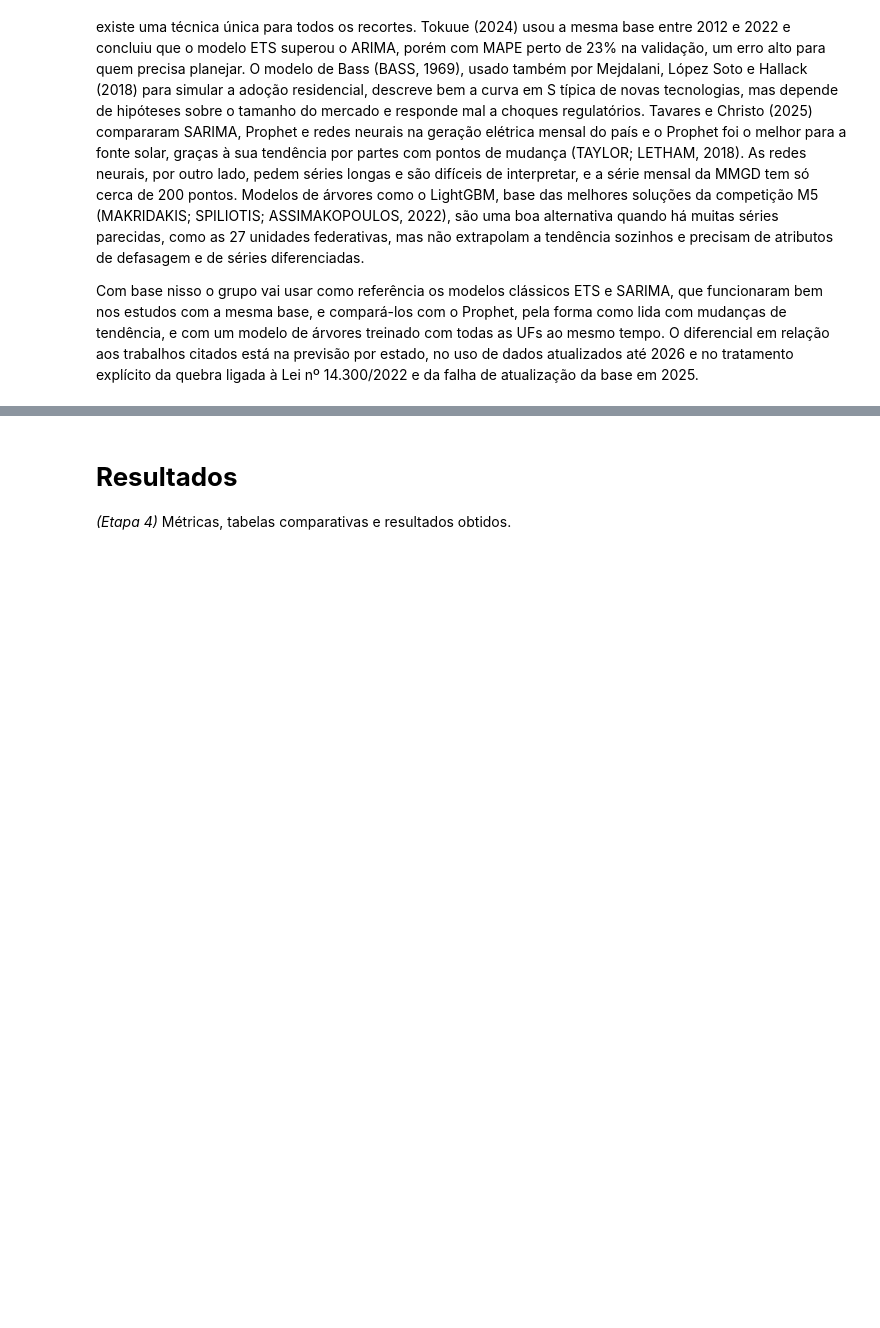
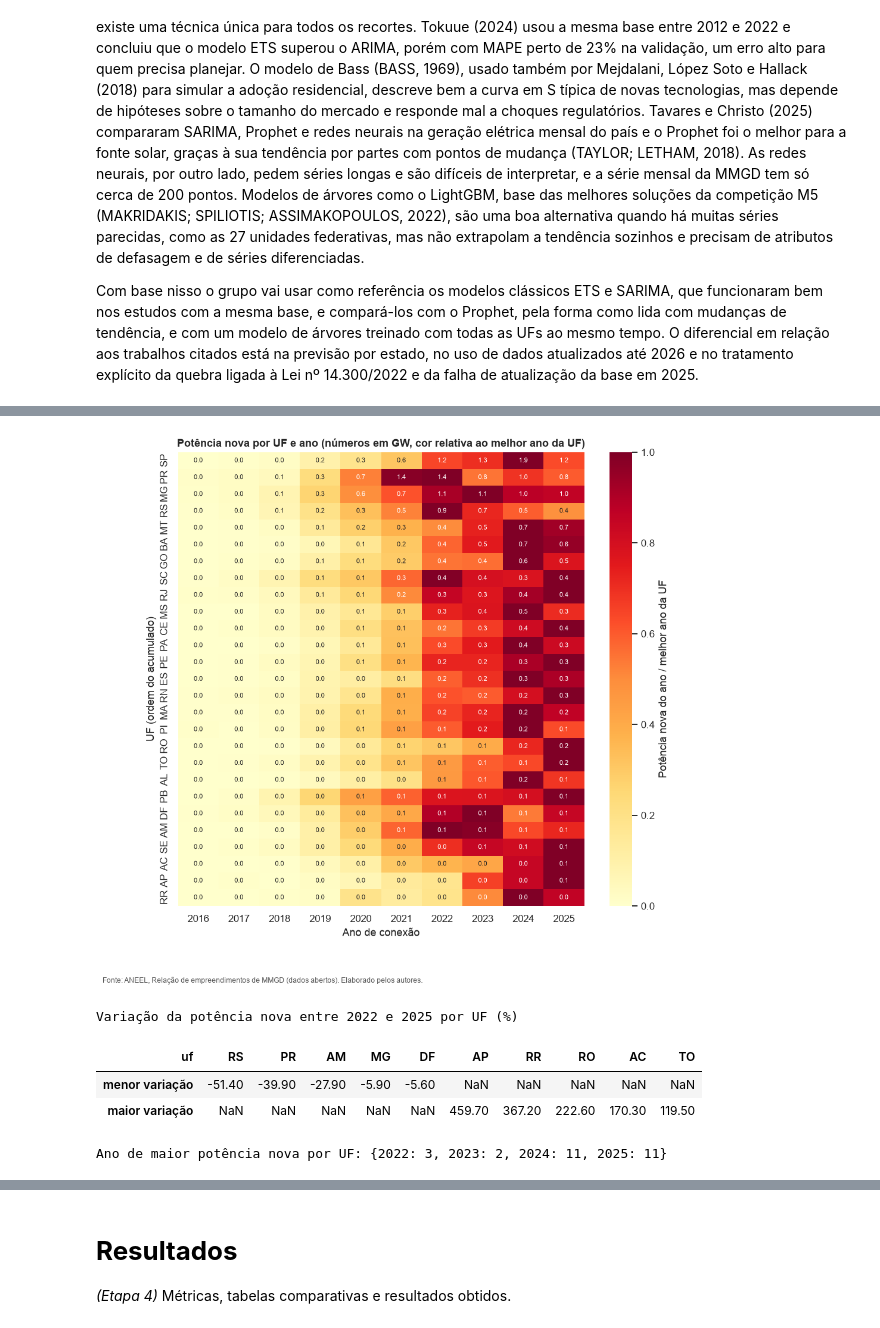
Before and after one commit to EnzoFerroni/projeto-aplicado-iv-energia-solar, a Jupyter notebook: notebooks/projeto_aplicado_IV_doc.ipynb, the cells around one changed output, grey strips where cells are left out. Cells and saved outputs as stored; diff of their text form; code cells hidden in the pictures; blank space fills up the shorter version.

```diff
--- a/notebooks/projeto_aplicado_IV_doc.ipynb
+++ b/notebooks/projeto_aplicado_IV_doc.ipynb
@@ -257,0 +517,21 @@ As seções abaixo serão preenchidas nas Etapas 3 e 4 e estão mantidas aqui pa
+# %%
+solar["mes"] = solar["data_conexao"].dt.to_period("M").dt.to_timestamp()
+solar["uf"] = solar["SigUF"].astype(str)
+
+# O mês corrente nunca está completo, por isso sai antes de qualquer análise
+current_month = cutoff_date.to_period("M").to_timestamp()
+months = pd.date_range(solar["mes"].min(), current_month, freq="MS", inclusive="left")
+ufs = sorted(solar["uf"].unique())
+
+monthly_uf = (solar.groupby(["uf", "mes"])
+              .agg(conexoes=("CodEmpreendimento", "size"), potencia_kw=("potencia_kw", "sum"))
+              .reindex(pd.MultiIndex.from_product([ufs, months], names=["uf", "mes"]), fill_value=0)
+              .reset_index())
+monthly_uf["potencia_mw"] = monthly_uf["potencia_kw"] / 1e3
+monthly_uf["potencia_acum_mw"] = monthly_uf.groupby("uf")["potencia_mw"].cumsum()
+
+monthly_br_all = monthly_uf.groupby("mes")[["conexoes", "potencia_kw", "potencia_mw"]].sum()
+monthly_br_all["potencia_acum_mw"] = monthly_br_all["potencia_mw"].cumsum()
+print(f"Série mensal do Brasil de {months[0]:%m/%Y} a {months[-1]:%m/%Y} ({len(months)} meses), "
+      f"{len(ufs)} UFs")
+display(monthly_br_all.tail(4))
@@ -257,0 +766,30 @@ As seções abaixo serão preenchidas nas Etapas 3 e 4 e estão mantidas aqui pa
+# %%
+# Só anos completos entram no mapa de calor, e cada UF é comparada com o seu melhor ano
+full_years = [y for y, n in monthly_br.groupby(monthly_br.index.year).size().items() if n == 12]
+uf_year = (monthly_uf.assign(ano=monthly_uf["mes"].dt.year)
+           .query("ano >= 2016 and ano in @full_years")
+           .pivot_table(index="uf", columns="ano", values="potencia_mw", aggfunc="sum"))
+uf_year = uf_year.loc[ranking.index]
+relative = uf_year.div(uf_year.max(axis=1), axis=0)
+
+fig, ax = plt.subplots(figsize=(10, 9))
+sns.heatmap(relative, cmap="YlOrRd", annot=uf_year / 1e3, fmt=".1f", annot_kws={"size": 7},
+            cbar_kws={"label": "Potência nova do ano / melhor ano da UF"}, ax=ax)
+ax.set(title="Potência nova por UF e ano (números em GW, cor relativa ao melhor ano da UF)",
+       xlabel="Ano de conexão", ylabel="UF (ordem do acumulado)")
+finish_figure(fig, "eda_heatmap_uf_ano")
+
+last_year = max(full_years)
+change = (uf_year[last_year] / uf_year[2022] - 1).sort_values() * 100
+print(f"Variação da potência nova entre 2022 e {last_year} por UF (%)")
+display(pd.concat([change.head(5).rename("menor variação"),
+                   change.tail(5)[::-1].rename("maior variação")], axis=1).T.round(1))
+print(f"Ano de maior potência nova por UF: "
+      f"{uf_year.idxmax(axis=1).value_counts().sort_index().to_dict()}")
+# %% [output]
+[figure, added]
+Variação da potência nova entre 2022 e 2025 por UF (%)
+| uf | RS | PR | AM | MG | DF | AP | RR | RO | AC | TO |
+| menor variação | -51.40 | -39.90 | -27.90 | -5.90 | -5.60 | NaN | NaN | NaN | NaN | NaN |
+| maior variação | NaN | NaN | NaN | NaN | NaN | 459.70 | 367.20 | 222.60 | 170.30 | 119.50 |
+Ano de maior potência nova por UF: {2022: 3, 2023: 2, 2024: 11, 2025: 11}
```
Also changed, not shown: parts of 73 cells of this notebook, 19 other files.
